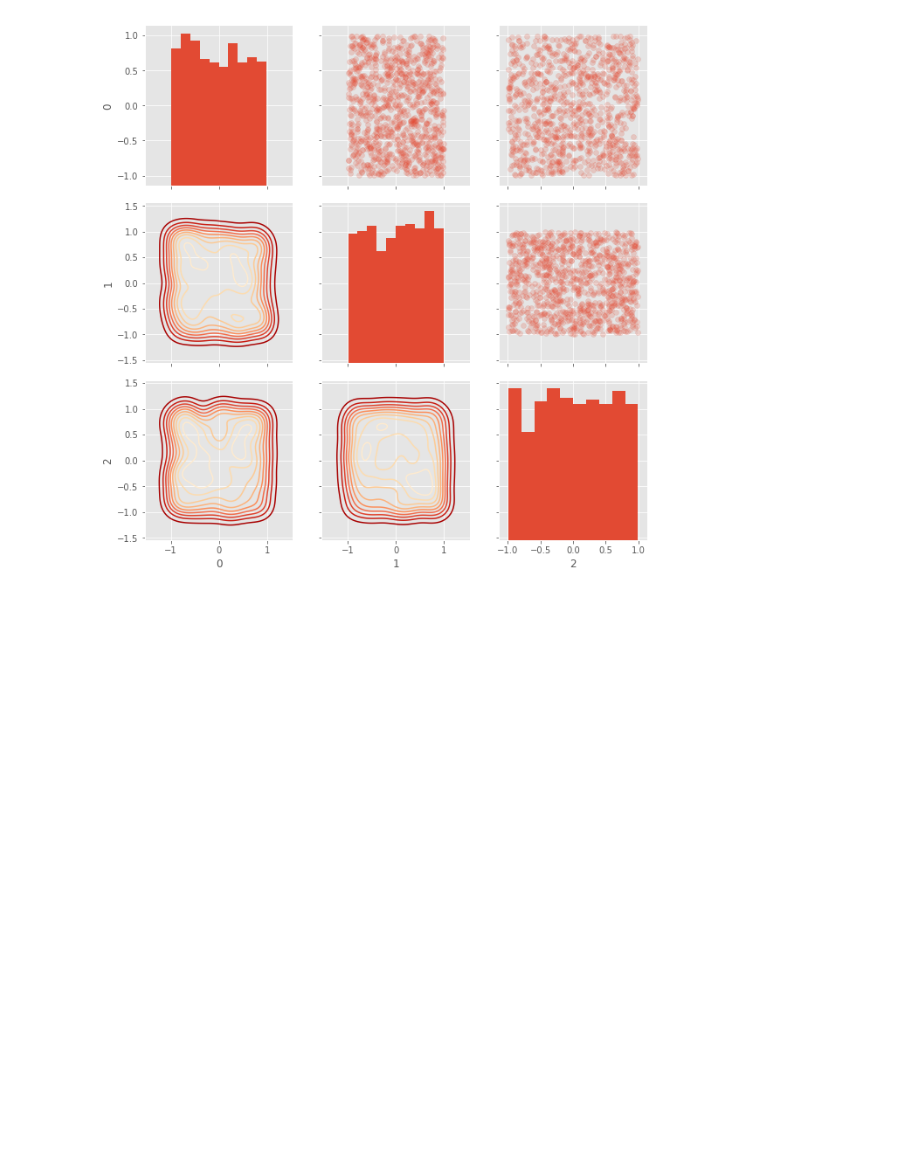
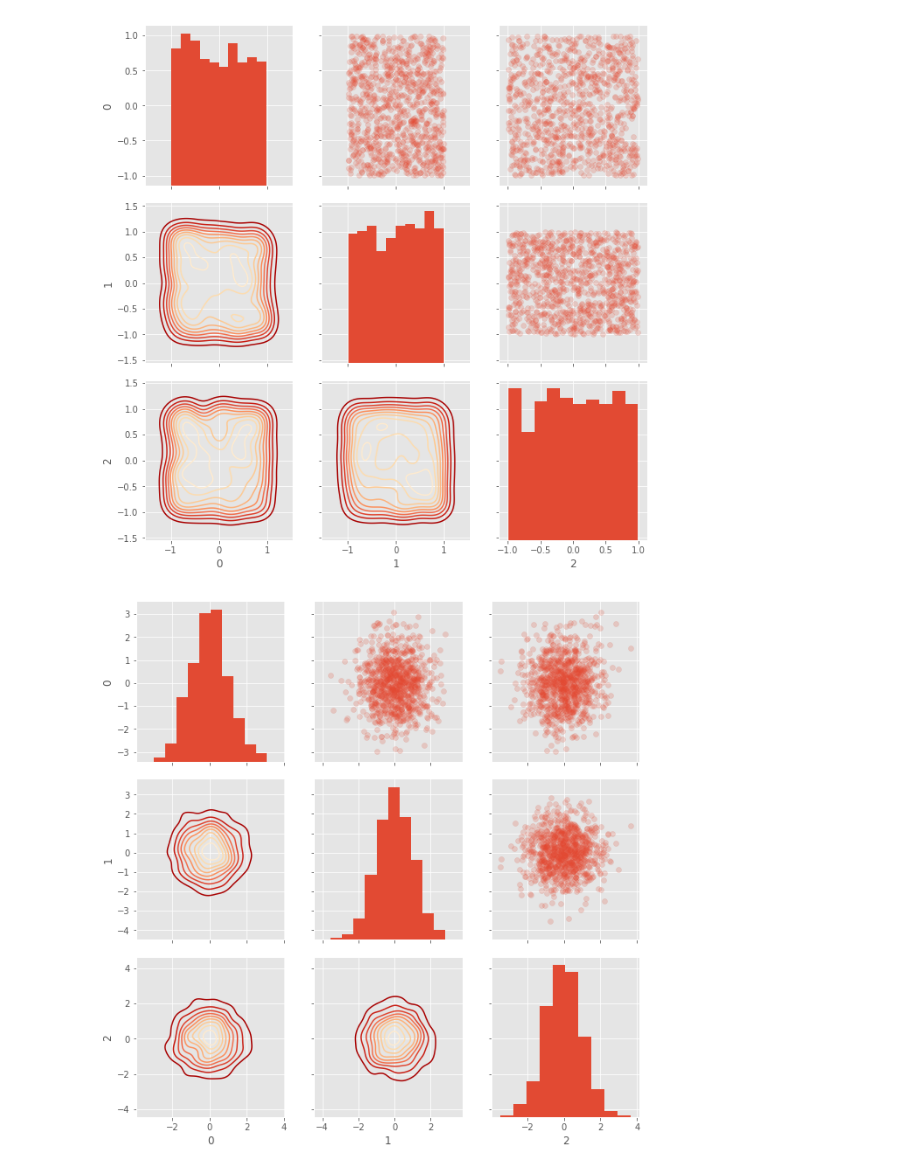
Before and after one commit to yuningc0325/2nd-ML100Days, a Jupyter notebook: Day_015_HW.ipynb, the cells around one changed output. Cells and saved outputs as stored; diff of their text form; code cells hidden in the pictures; blank space fills up the shorter version.

```diff
--- a/Day_015_HW.ipynb
+++ b/Day_015_HW.ipynb
@@ -89,23 +89,25 @@ plt.show()
 # %%
 nrow = 1000
 ncol = 3
 """
 Your Code Here
 """
 matrix = np.random.randn(1000,3)
 
 # 隨機給予 0, 1, 2 三種標籤
 indice = np.random.choice([0,1,2], size=nrow)
 plot_data = pd.DataFrame(matrix, indice)
 
 # 繪製 seborn 進階 Heatmap
 grid = sns.PairGrid(data = plot_data, size = 3, diag_sharey=False)
 """
 Your Code Here
 Please replace "..." to correct plot function
 """
-grid.map_upper(... , alpha = 0.2)
-grid.map_diag(... )
+grid.map_upper(plt.scatter , alpha = 0.2)
+grid.map_diag(plt.hist )
 grid.map_lower(sns.kdeplot, cmap = plt.cm.OrRd_r)
 
 plt.show()
+# %% [output]
+[figure, added]
```
Also changed, not shown: 2 other files.
